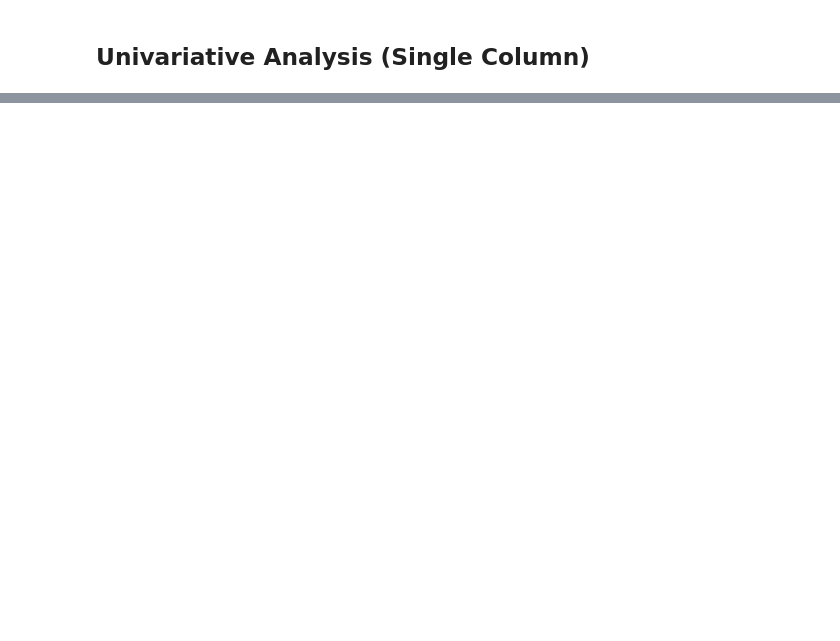
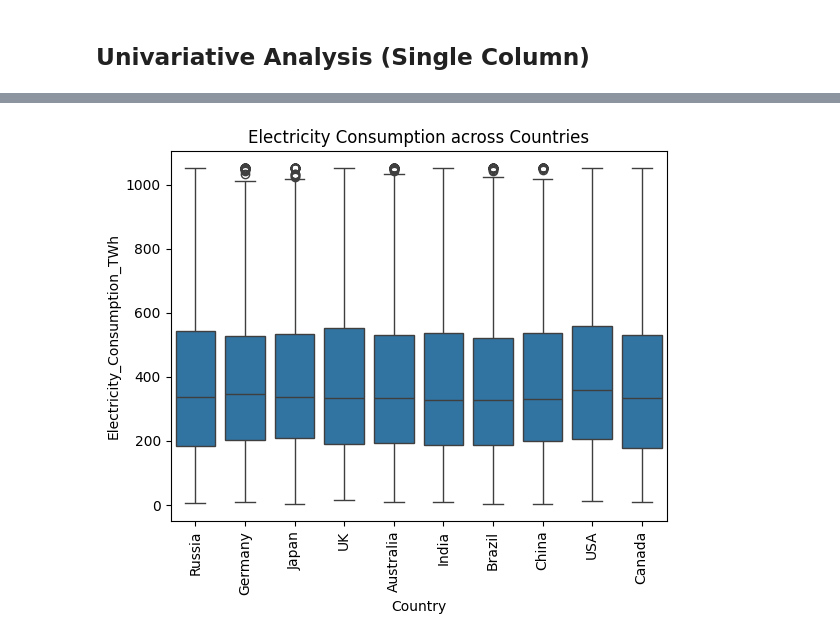
Before and after one commit to bprasad03/Global_Energy_Conusmption_EDA, a Jupyter notebook: GlobalEnergyConsumptionAnalysis.ipynb, the cells around one changed output, grey strips where cells are left out. Cells and saved outputs as stored; diff of their text form; code cells hidden in the pictures; blank space fills up the shorter version.

```diff
--- a/GlobalEnergyConsumptionAnalysis.ipynb
+++ b/GlobalEnergyConsumptionAnalysis.ipynb
@@ -164,0 +298,8 @@ Number of outliers in Energy Consumption: 190
+# %%
+# === Numeric vs Categorical (Boxplot) ===
+sns.boxplot(x='Country', y='Electricity_Consumption_TWh', data=df)
+plt.xticks(rotation=90)
+plt.title("Electricity Consumption across Countries")
+plt.show()
+# %% [output]
+[figure, added]
```
Also changed, not shown: parts of 23 cells of this notebook.
